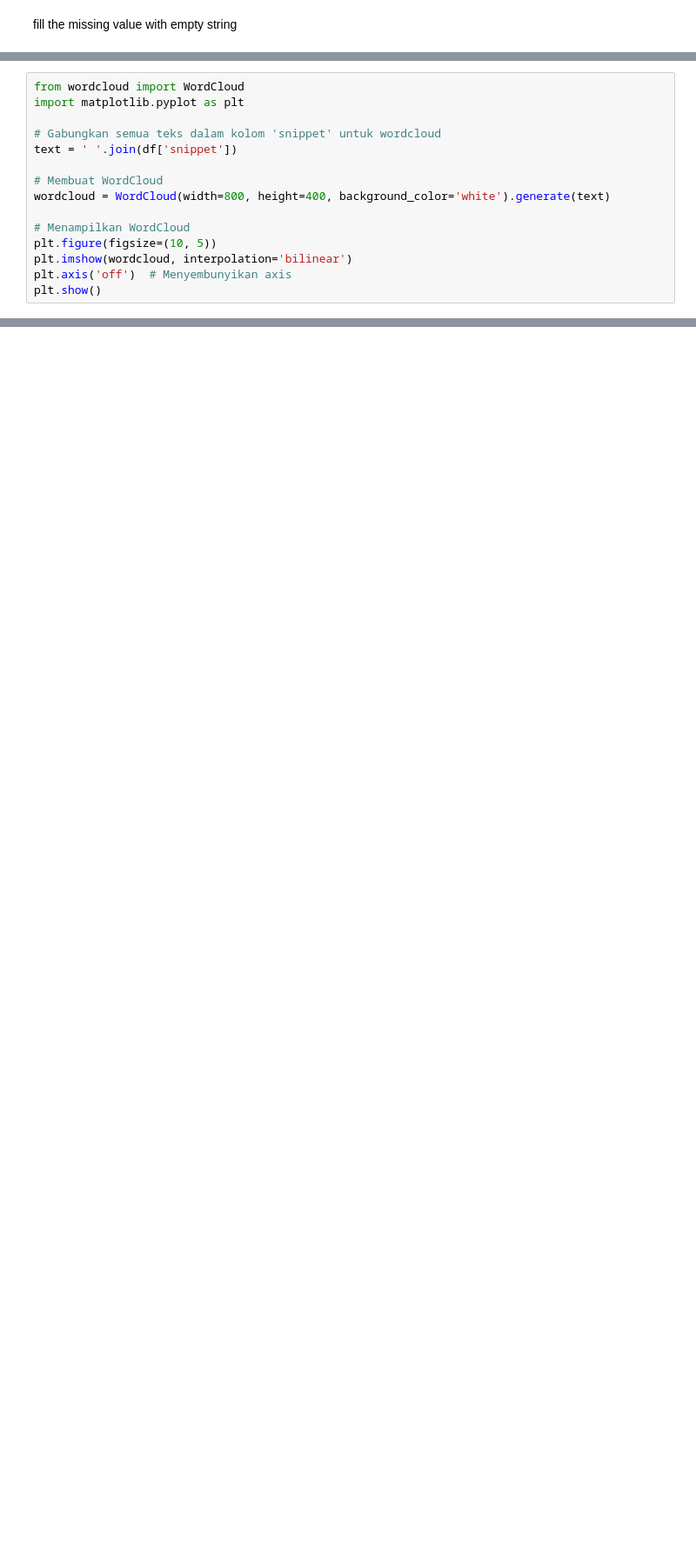
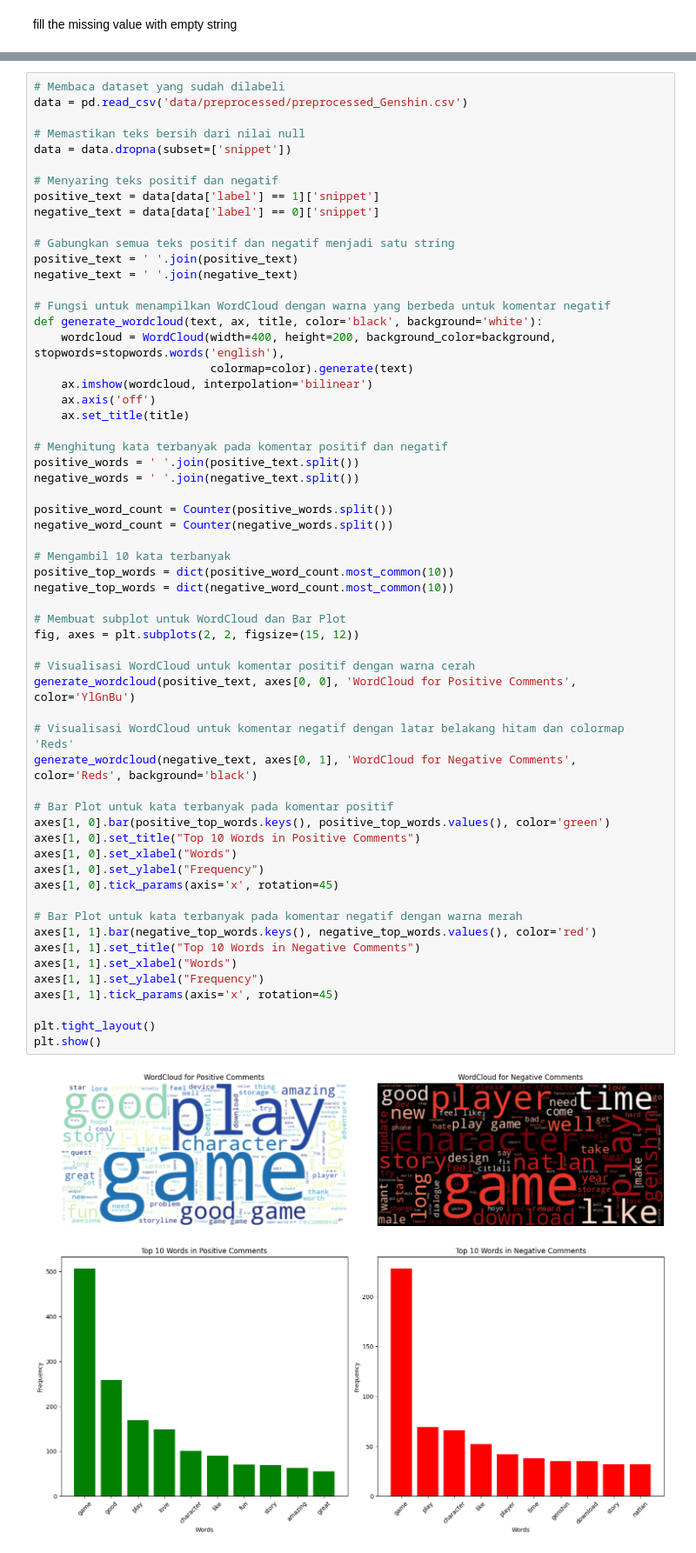
Before and after one commit to MFarisA/system-retrieval-information, a Jupyter notebook: STKI-A112214647-UAS/pre-process.ipynb, the cells around one changed output, grey strips where cells are left out. Shown at 87% size. Drawn from its saved outputs; the diff is of its cells as text; blank space fills up the shorter version.

```diff
--- a/STKI-A112214647-UAS/pre-process.ipynb
+++ b/STKI-A112214647-UAS/pre-process.ipynb
@@ -117,15 +25,0 @@ df.to_csv('data/preprocessed/preprocessed_genshin.csv', index=False)
-# %%
-from wordcloud import WordCloud
-import matplotlib.pyplot as plt
-
-# Gabungkan semua teks dalam kolom 'snippet' untuk wordcloud
-text = ' '.join(df['snippet'])
-
-# Membuat WordCloud
-wordcloud = WordCloud(width=800, height=400, background_color='white').generate(text)
-
-# Menampilkan WordCloud
-plt.figure(figsize=(10, 5))
-plt.imshow(wordcloud, interpolation='bilinear')
-plt.axis('off')  # Menyembunyikan axis
-plt.show()
@@ -160,0 +339,61 @@ plt.show()
+# %%
+# Membaca dataset yang sudah dilabeli
+data = pd.read_csv('data/preprocessed/preprocessed_Genshin.csv')
+
+# Memastikan teks bersih dari nilai null
+data = data.dropna(subset=['snippet'])
+
+# Menyaring teks positif dan negatif
+positive_text = data[data['label'] == 1]['snippet']
+negative_text = data[data['label'] == 0]['snippet']
+
+# Gabungkan semua teks positif dan negatif menjadi satu string
+positive_text = ' '.join(positive_text)
+negative_text = ' '.join(negative_text)
+
+# Fungsi untuk menampilkan WordCloud dengan warna yang berbeda untuk komentar negatif
+def generate_wordcloud(text, ax, title, color='black', background='white'):
+    wordcloud = WordCloud(width=400, height=200, background_color=background, stopwords=stopwords.words('english'),
+                          colormap=color).generate(text)
+    ax.imshow(wordcloud, interpolation='bilinear')
+    ax.axis('off')
+    ax.set_title(title)
+
+# Menghitung kata terbanyak pada komentar positif dan negatif
+positive_words = ' '.join(positive_text.split())
+negative_words = ' '.join(negative_text.split())
+
+positive_word_count = Counter(positive_words.split())
+negative_word_count = Counter(negative_words.split())
+
+# Mengambil 10 kata terbanyak
+positive_top_words = dict(positive_word_count.most_common(10))
+negative_top_words = dict(negative_word_count.most_common(10))
+
+# Membuat subplot untuk WordCloud dan Bar Plot
+fig, axes = plt.subplots(2, 2, figsize=(15, 12))
+
+# Visualisasi WordCloud untuk komentar positif dengan warna cerah
+generate_wordcloud(positive_text, axes[0, 0], 'WordCloud for Positive Comments', color='YlGnBu')
+
+# Visualisasi WordCloud untuk komentar negatif dengan latar belakang hitam dan colormap 'Reds'
+generate_wordcloud(negative_text, axes[0, 1], 'WordCloud for Negative Comments', color='Reds', background='black')
+
+# Bar Plot untuk kata terbanyak pada komentar positif
+axes[1, 0].bar(positive_top_words.keys(), positive_top_words.values(), color='green')
+axes[1, 0].set_title("Top 10 Words in Positive Comments")
+axes[1, 0].set_xlabel("Words")
+axes[1, 0].set_ylabel("Frequency")
+axes[1, 0].tick_params(axis='x', rotation=45)
+
+# Bar Plot untuk kata terbanyak pada komentar negatif dengan warna merah
+axes[1, 1].bar(negative_top_words.keys(), negative_top_words.values(), color='red')
+axes[1, 1].set_title("Top 10 Words in Negative Comments")
+axes[1, 1].set_xlabel("Words")
+axes[1, 1].set_ylabel("Frequency")
+axes[1, 1].tick_params(axis='x', rotation=45)
+
+plt.tight_layout()
+plt.show()
+# %% [output]
+[figure, added]
```
Also changed, not shown: parts of 22 cells of this notebook, 8 other files.
